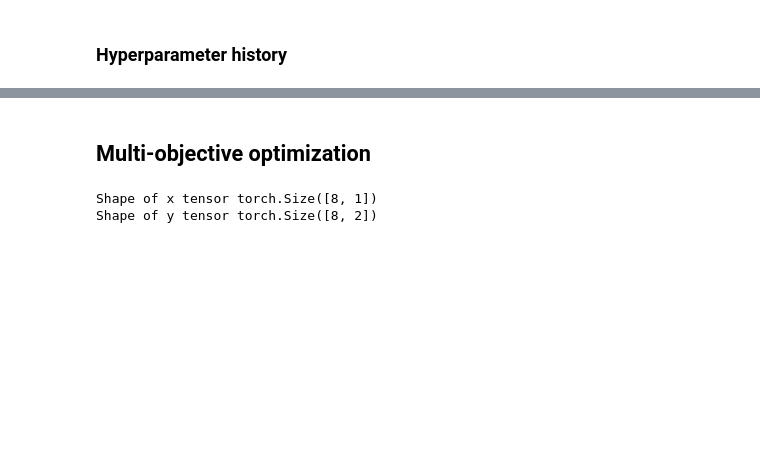
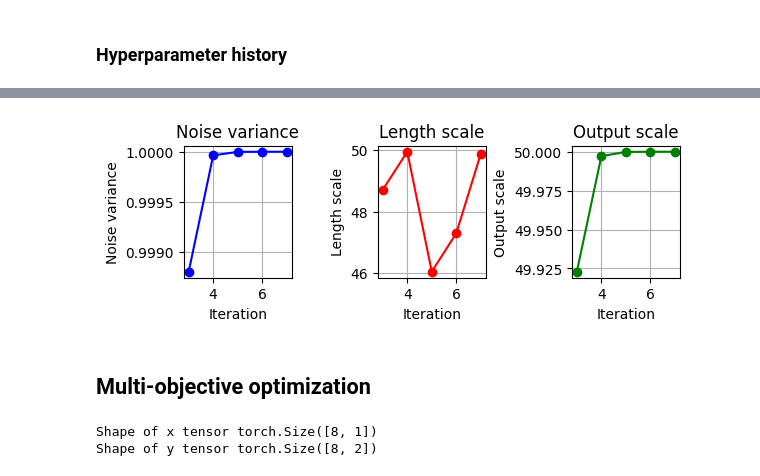
Before and after one commit to vishalvaka/HIL_toolkit_ARL, a Jupyter notebook: notebooks/GP_plotting_ARL.ipynb, the cells around one changed output, grey strips where cells are left out. Cells and saved outputs as stored; diff of their text form; code cells hidden in the pictures; blank space fills up the shorter version.

```diff
--- a/notebooks/GP_plotting_ARL.ipynb
+++ b/notebooks/GP_plotting_ARL.ipynb
@@ -269,7 +269,7 @@ noise_variance_list = []
 
 
 for n in range(3, len(x_tensor)):
-    trained_model_list, os, ls, nv = _training_single_objective_Adam(x_tensor[:n], y_tensor[:n])
+    trained_model_list, os, ls, nv = _training_single_objective_Adam(x_tensor[:n], y_tensor[:n], likelihood, covar_module)
     output_scale_list.append(os)
     length_scale_list.append(ls)
     noise_variance_list.append(nv)
@@ -288,36 +306,40 @@ for n in range(3, len(x_tensor)):
 # %%
 # plotting noise var
 # plt.figure(figsize=(8, 6))
 
 iterations = range(3, len(x_tensor), 1)
 plt.subplot(2, 3, 1)
 plt.plot(iterations, noise_variance_list, marker='o', linestyle='-', color='blue')
-plt.title(f'Noise variance versus iterations')
+plt.title(f'Noise variance')
 plt.xlabel('Iteration')
 plt.ylabel('Noise variance')
 plt.grid(True)
 
 
 # plotting length scale
 
 #plt.figure(figsize=(8, 6))
 plt.subplot(2, 3, 2)
 plt.plot(iterations, length_scale_list, marker='o', linestyle='-', color='red')
-plt.title(f'Length scale versus iterations')
+plt.title(f'Length scale')
 plt.xlabel('Iteration')
 plt.ylabel('Length scale')
 plt.grid(True)
 
 
 # plotting output scale variance
 
 #plt.figure(figsize=(8, 6))
 plt.subplot(2, 3, 3)
 plt.plot(iterations, output_scale_list, marker='o', linestyle='-', color='green')
-plt.title(f'Output scale versus iterations')
+plt.title(f'Output scale')
 plt.xlabel('Iteration')
 plt.ylabel('Output scale')
 plt.grid(True)
+plt.subplots_adjust(wspace=0.8, hspace=0.8)
+plt.show()
+# %% [output]
+[figure, added]
 # %% [markdown]
 ## Multi-objective optimization
 # %%
```
Also changed, not shown: parts of 7 cells of this notebook, 1 other file.
